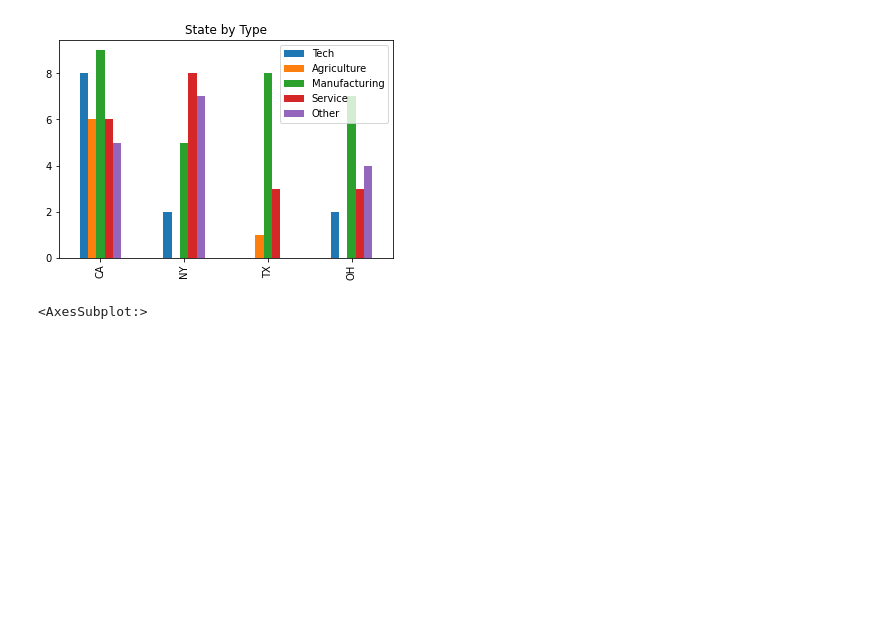
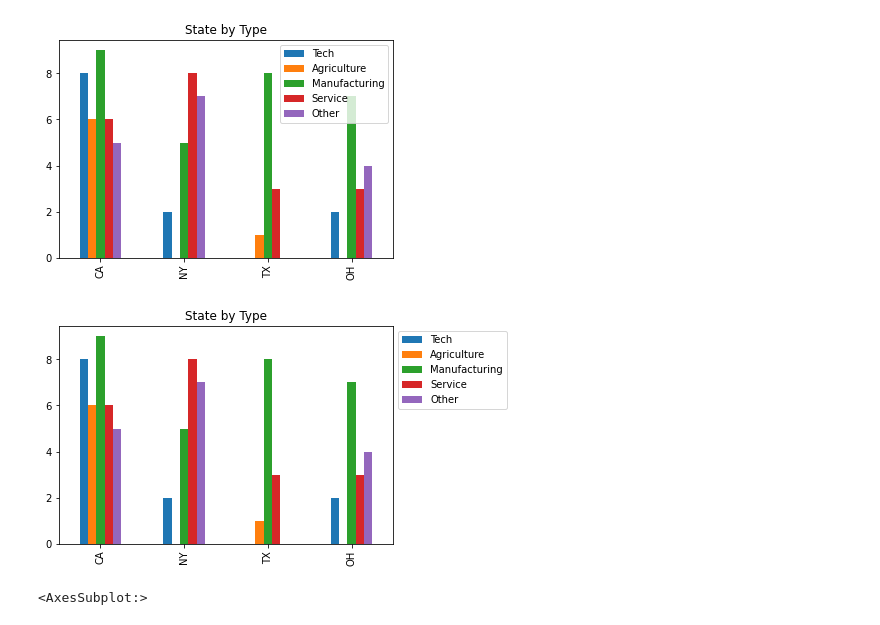
Before and after one commit to smileschen/2021-sp-stats21, a Jupyter notebook: 6-1_matplotlib.ipynb, the cells around one changed output. Drawn from its saved outputs; the diff is of its cells as text; code cells hidden in the pictures; blank space fills up the shorter version.

Commit message:
updated 6-1, legend position

```diff
--- a/6-1_matplotlib.ipynb
+++ b/6-1_matplotlib.ipynb
@@ -534,6 +534,13 @@ plt.title("State by Type")
 # %% [output]
 Text(0.5, 1.0, 'State by Type')
 [figure]
+# %%
+df2.T.plot.bar()
+plt.title("State by Type")
+plt.legend(bbox_to_anchor=(1.0, 1.0), loc='upper left') # positions the legend outside the box
+plt.show()
+# %% [output]
+[figure, added]
 # %%
 df2.plot.bar(stacked=True)
 # %% [output]
```
Also changed, not shown: parts of 2 cells of this notebook, 2 other files.
